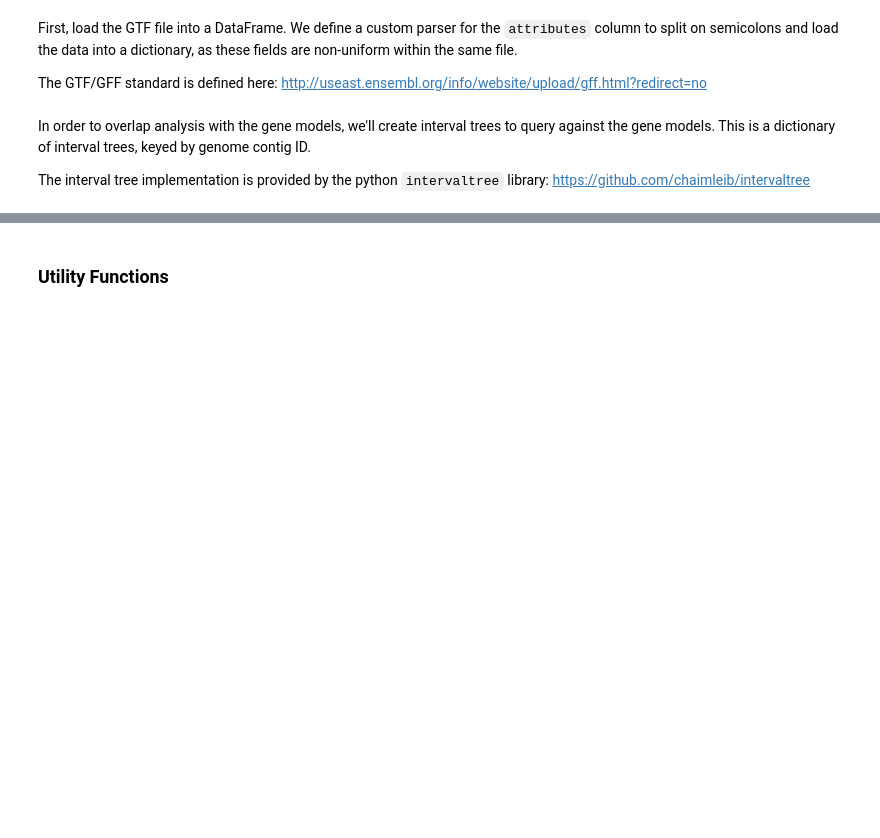
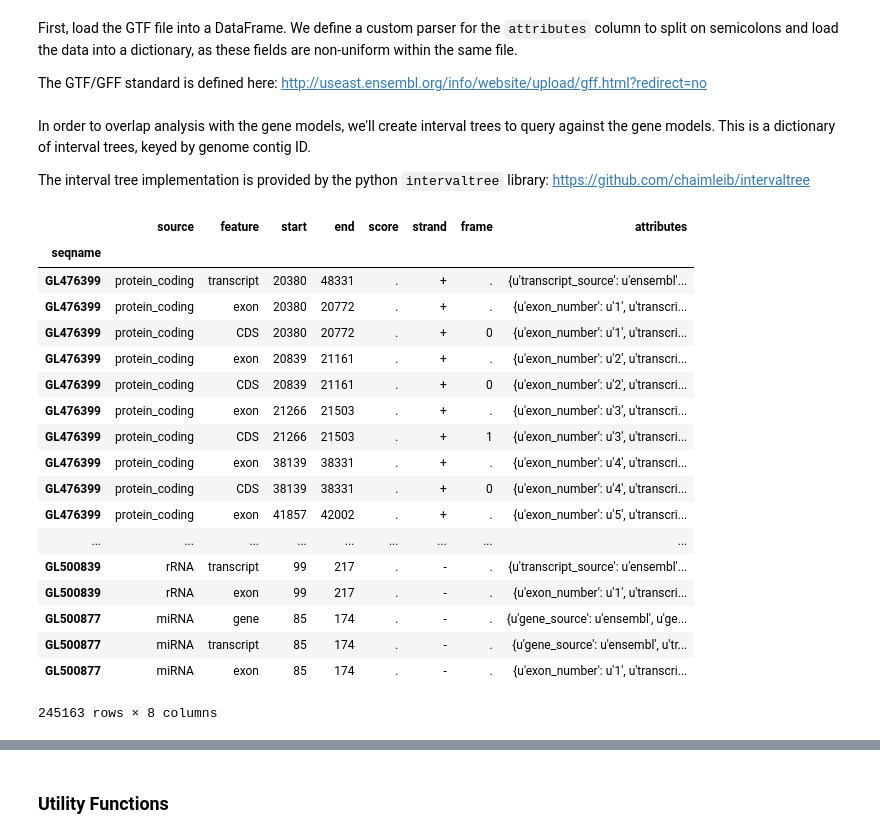
Before and after one commit to standage/2015-petMarSB, a Jupyter notebook: notebooks/petmar-cross-validate.ipynb, the cells around one changed output, grey strips where cells are left out. Cells and saved outputs as stored; diff of their text form; code cells hidden in the pictures; blank space fills up the shorter version.

```diff
--- a/notebooks/petmar-cross-validate.ipynb
+++ b/notebooks/petmar-cross-validate.ipynb
@@ -106,7 +130,7 @@ First, load the GTF file into a DataFrame. We define a custom parser for the `at
 The GTF/GFF standard is defined here: http://useast.ensembl.org/info/website/upload/gff.html?redirect=no
 # %%
 # TODO: Add this file to resources.json
-gtf_file = c.wdir('Petromyzon_marinus.Pmarinus_7.0.78.gtf')
+gtf_file = wdir(resources_df.ix['petMar2_gtf'].filename)
 # %%
 def attr_col_func(col):
     d = {}
@@ -138,0 +152,22 @@ for n, (key, row) in enumerate(gtf_df.iterrows()):
+# %%
+gtf_df
+# %% [output]
+|  | source | feature | start | end | score | strand | frame | attributes |
+| seqname |  |  |  |  |  |  |  |  |
+| GL476399 | protein_coding | transcript | 20380 | 48331 | . | + | . | {u'transcript_source': u'ensembl'... |
+| GL476399 | protein_coding | exon | 20380 | 20772 | . | + | . | {u'exon_number': u'1', u'transcri... |
+| GL476399 | protein_coding | CDS | 20380 | 20772 | . | + | 0 | {u'exon_number': u'1', u'transcri... |
+| GL476399 | protein_coding | exon | 20839 | 21161 | . | + | . | {u'exon_number': u'2', u'transcri... |
+| GL476399 | protein_coding | CDS | 20839 | 21161 | . | + | 0 | {u'exon_number': u'2', u'transcri... |
+| GL476399 | protein_coding | exon | 21266 | 21503 | . | + | . | {u'exon_number': u'3', u'transcri... |
+| GL476399 | protein_coding | CDS | 21266 | 21503 | . | + | 1 | {u'exon_number': u'3', u'transcri... |
+| GL476399 | protein_coding | exon | 38139 | 38331 | . | + | . | {u'exon_number': u'4', u'transcri... |
+| GL476399 | protein_coding | CDS | 38139 | 38331 | . | + | 0 | {u'exon_number': u'4', u'transcri... |
+| GL476399 | protein_coding | exon | 41857 | 42002 | . | + | . | {u'exon_number': u'5', u'transcri... |
+| ... | ... | ... | ... | ... | ... | ... | ... | ... |
+| GL500839 | rRNA | transcript | 99 | 217 | . | - | . | {u'transcript_source': u'ensembl'... |
+| GL500839 | rRNA | exon | 99 | 217 | . | - | . | {u'exon_number': u'1', u'transcri... |
+| GL500877 | miRNA | gene | 85 | 174 | . | - | . | {u'gene_source': u'ensembl', u'ge... |
+| GL500877 | miRNA | transcript | 85 | 174 | . | - | . | {u'gene_source': u'ensembl', u'tr... |
+| GL500877 | miRNA | exon | 85 | 174 | . | - | . | {u'exon_number': u'1', u'transcri... |
+245163 rows × 8 columns
```
Also changed, not shown: parts of 43 cells of this notebook.
